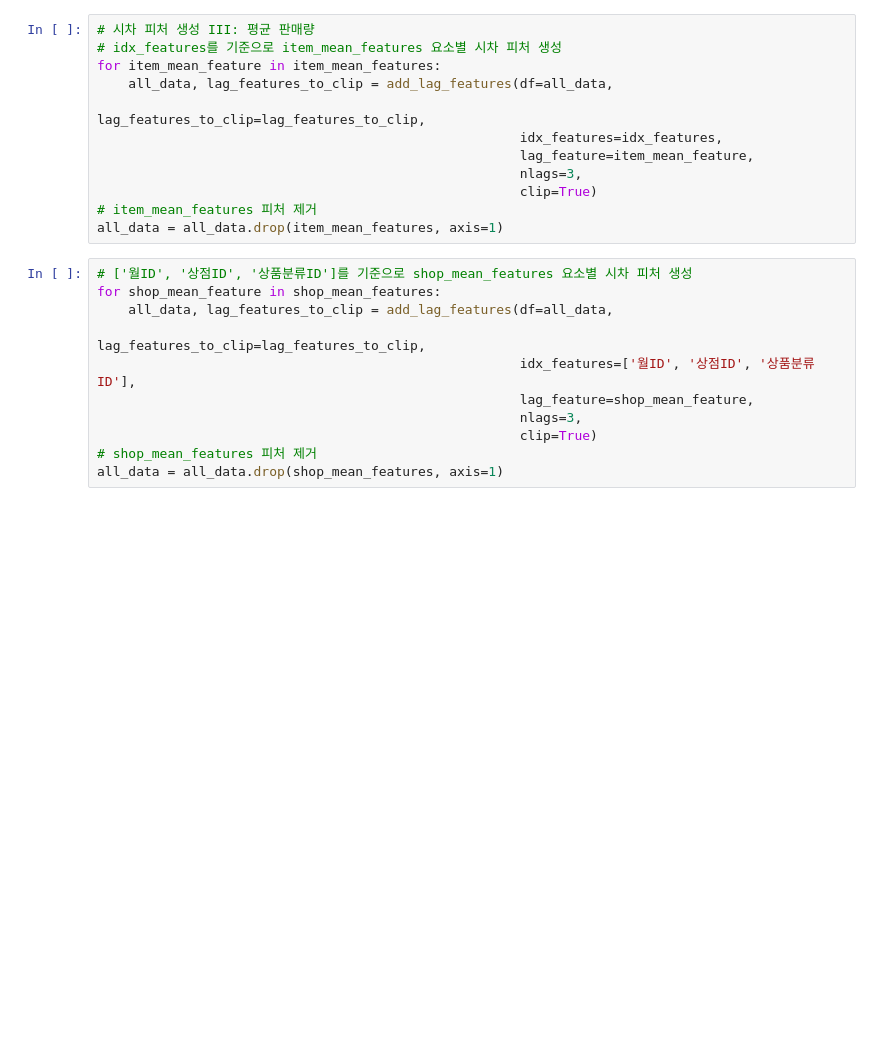
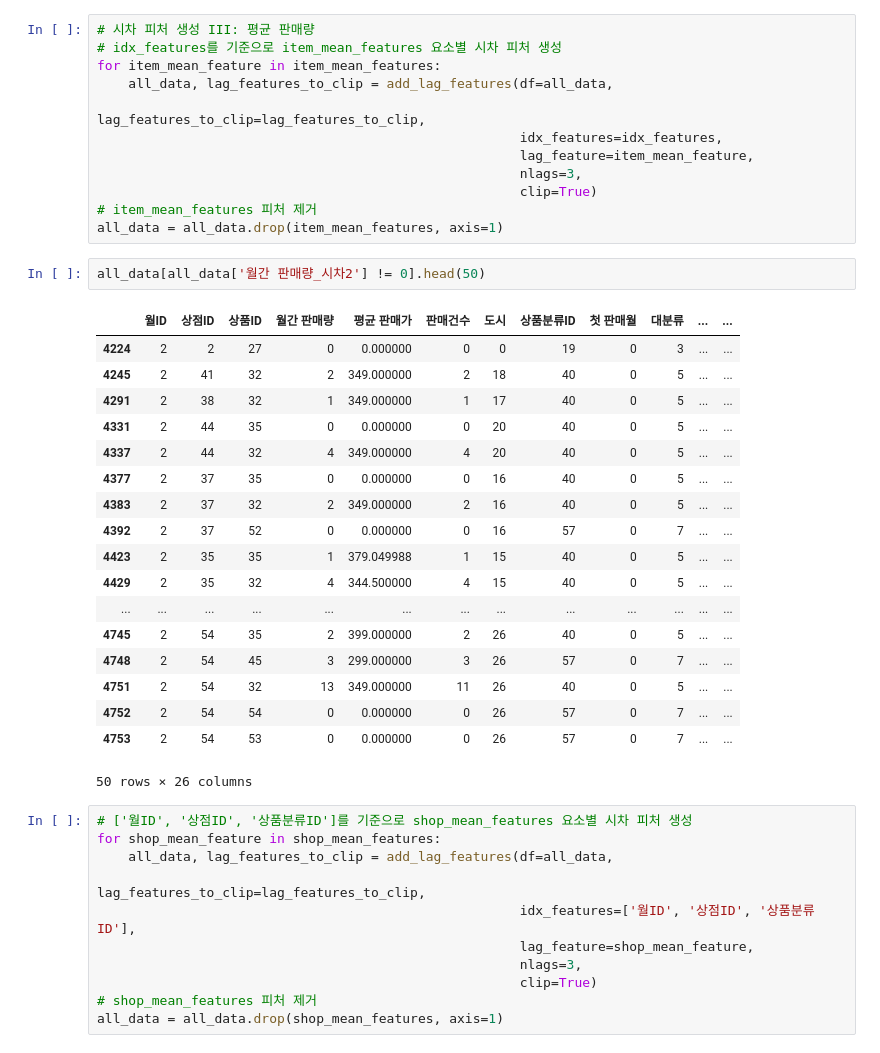
Before and after one commit to sajacaros/ai-competitions, a Jupyter notebook: playground/09_판매량예측/03_성능개선.ipynb, the cells around one changed output. Saved outputs shown, nothing was run; the diff lists cells and outputs as text; blank space fills up the shorter version.

```diff
--- a/playground/09_판매량예측/03_성능개선.ipynb
+++ b/playground/09_판매량예측/03_성능개선.ipynb
@@ -395,6 +395,27 @@ for item_mean_feature in item_mean_features:
                                                       clip=True)
 # item_mean_features 피처 제거
 all_data = all_data.drop(item_mean_features, axis=1)
+# %%
+all_data[all_data['월간 판매량_시차2'] != 0].head(50)
+# %% [output]
+|  | 월ID | 상점ID | 상품ID | 월간 판매량 | 평균 판매가 | 판매건수 | 도시 | 상품분류ID | 첫 판매월 | 대분류 | ... | ... |
+| 4224 | 2 | 2 | 27 | 0 | 0.000000 | 0 | 0 | 19 | 0 | 3 | ... | ... |
+| 4245 | 2 | 41 | 32 | 2 | 349.000000 | 2 | 18 | 40 | 0 | 5 | ... | ... |
+| 4291 | 2 | 38 | 32 | 1 | 349.000000 | 1 | 17 | 40 | 0 | 5 | ... | ... |
+| 4331 | 2 | 44 | 35 | 0 | 0.000000 | 0 | 20 | 40 | 0 | 5 | ... | ... |
+| 4337 | 2 | 44 | 32 | 4 | 349.000000 | 4 | 20 | 40 | 0 | 5 | ... | ... |
+| 4377 | 2 | 37 | 35 | 0 | 0.000000 | 0 | 16 | 40 | 0 | 5 | ... | ... |
+| 4383 | 2 | 37 | 32 | 2 | 349.000000 | 2 | 16 | 40 | 0 | 5 | ... | ... |
+| 4392 | 2 | 37 | 52 | 0 | 0.000000 | 0 | 16 | 57 | 0 | 7 | ... | ... |
+| 4423 | 2 | 35 | 35 | 1 | 379.049988 | 1 | 15 | 40 | 0 | 5 | ... | ... |
+| 4429 | 2 | 35 | 32 | 4 | 344.500000 | 4 | 15 | 40 | 0 | 5 | ... | ... |
+| ... | ... | ... | ... | ... | ... | ... | ... | ... | ... | ... | ... | ... |
+| 4745 | 2 | 54 | 35 | 2 | 399.000000 | 2 | 26 | 40 | 0 | 5 | ... | ... |
+| 4748 | 2 | 54 | 45 | 3 | 299.000000 | 3 | 26 | 57 | 0 | 7 | ... | ... |
+| 4751 | 2 | 54 | 32 | 13 | 349.000000 | 11 | 26 | 40 | 0 | 5 | ... | ... |
+| 4752 | 2 | 54 | 54 | 0 | 0.000000 | 0 | 26 | 57 | 0 | 7 | ... | ... |
+| 4753 | 2 | 54 | 53 | 0 | 0.000000 | 0 | 26 | 57 | 0 | 7 | ... | ... |
+50 rows × 26 columns
 # %%
 # ['월ID', '상점ID', '상품분류ID']를 기준으로 shop_mean_features 요소별 시차 피처 생성
 for shop_mean_feature in shop_mean_features:
```
Also changed, not shown: parts of 4 cells of this notebook.
